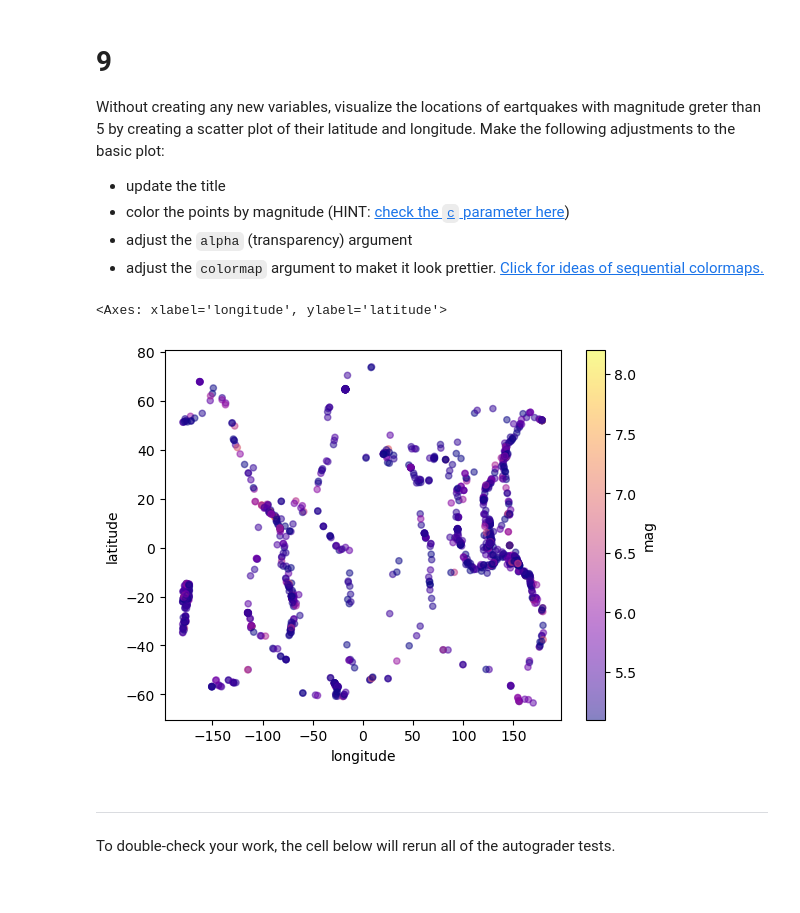
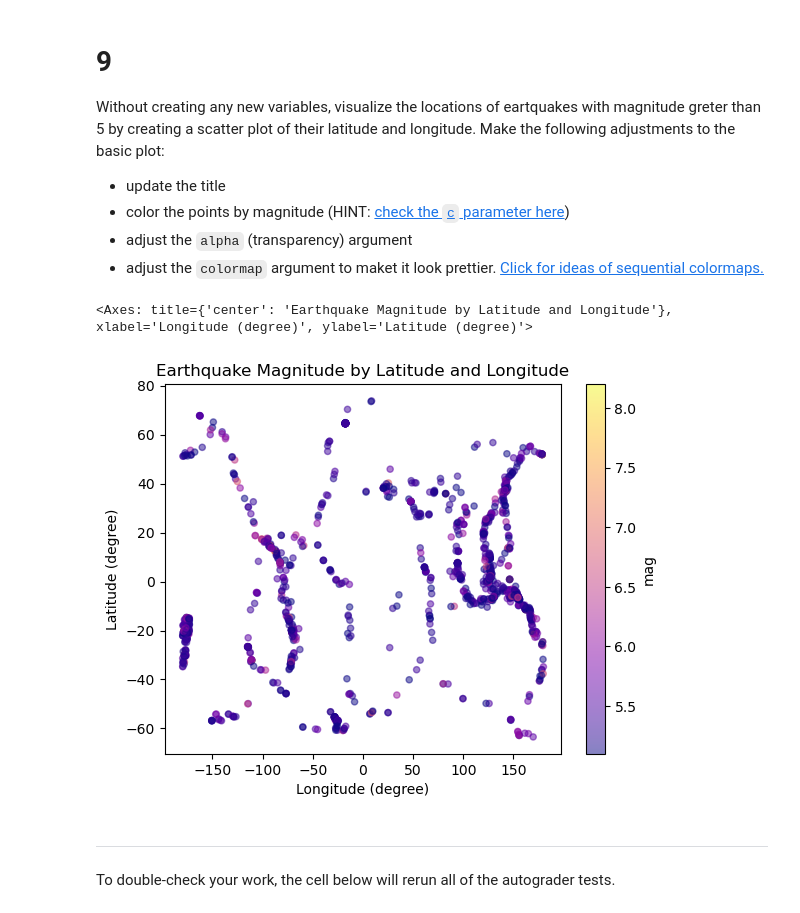
Before and after one commit to NatBonnet/eds220-hwk1, a Jupyter notebook: task3/hwk1-task3-earthquakes.ipynb, the cells around one changed output. Cells and saved outputs as stored; diff of their text form; code cells hidden in the pictures.

```diff
--- a/task3/hwk1-task3-earthquakes.ipynb
+++ b/task3/hwk1-task3-earthquakes.ipynb
@@ -279,16 +295,20 @@ Without creating any new variables, visualize the locations of eartquakes with m
 - color the points by magnitude (HINT: [check the `c` parameter here](https://pandas.pydata.org/pandas-docs/stable/reference/api/pandas.DataFrame.plot.scatter.html))
 - adjust the `alpha` (transparency) argument
 - adjust the `colormap` argument to maket it look prettier. [Click for ideas of sequential colormaps.](https://matplotlib.org/stable/users/explain/colors/colormaps.html)
-# %%
-eqk.loc[eqk.mag > 5].plot(x = 'longitude',
-                    y = 'latitude',
-                    c = 'mag',
-                    alpha = 0.5,
-                    colormap = "plasma",
-                    kind = "scatter")
-# %% [output]
-<Axes: xlabel='longitude', ylabel='latitude'>
-[figure, removed]
+# %%
+# Filtering out only values from the magnitude column above 5, and creating a scatterplot by longitude and latitude
+eqk.loc[eqk.mag > 5].plot(x = 'longitude',
+                    y = 'latitude',
+                    title = "Earthquake Magnitude by Latitude and Longitude",
+                    xlabel = "Longitude (degree)",
+                    ylabel = "Latitude (degree)",
+                    c = 'mag', # Color scale is based on magnitude values
+                    alpha = 0.5, # Transparency of points is 50%
+                    colormap = "plasma", # Color theme plasma (pink and purple)
+                    kind = "scatter")
+# %% [output]
+<Axes: title={'center': 'Earthquake Magnitude by Latitude and Longitude'}, xlabel='Longitude (degree)', ylabel='Latitude (degree)'>
+[figure, added]
 # %% [markdown]
 ---
 
```
Also changed, not shown: parts of 21 cells of this notebook, 1 other file.
